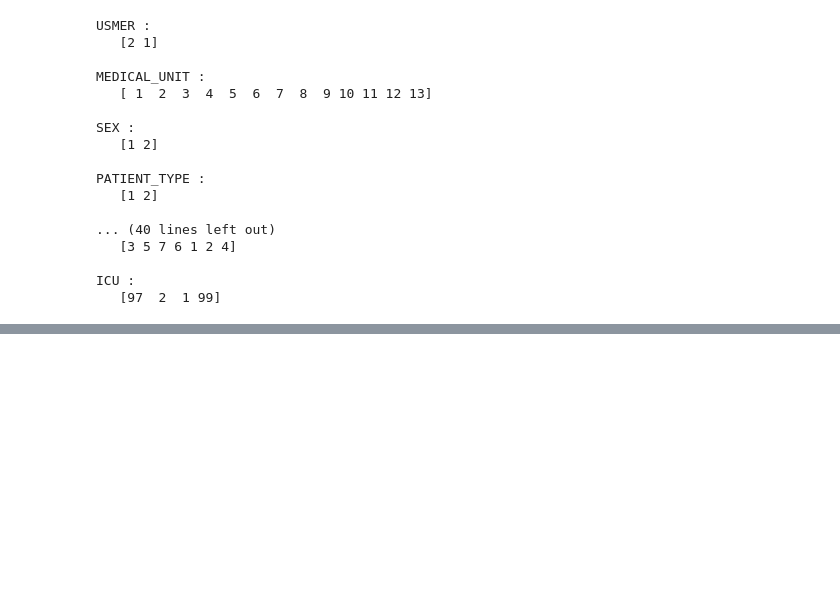
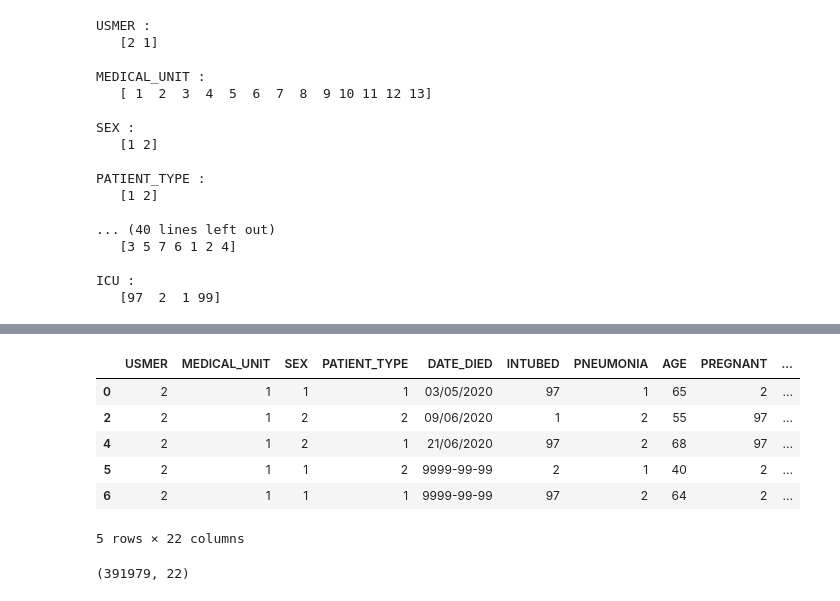
Before and after one commit to timk11/zk-covid, a Jupyter notebook: data/covid_data.ipynb, the cells around one changed output, grey strips where cells are left out. Drawn from its saved outputs; the diff is of its cells as text; code cells hidden in the pictures; blank space fills up the shorter version.

```diff
--- a/data/covid_data.ipynb
+++ b/data/covid_data.ipynb
@@ -125,0 +186,14 @@ ICU :
+# %%
+df2.head()
+# %% [output]
+|  | USMER | MEDICAL_UNIT | SEX | PATIENT_TYPE | DATE_DIED | INTUBED | PNEUMONIA | AGE | PREGNANT | ... |
+| 0 | 2 | 1 | 1 | 1 | 03/05/2020 | 97 | 1 | 65 | 2 | ... |
+| 2 | 2 | 1 | 2 | 2 | 09/06/2020 | 1 | 2 | 55 | 97 | ... |
+| 4 | 2 | 1 | 2 | 1 | 21/06/2020 | 97 | 2 | 68 | 97 | ... |
+| 5 | 2 | 1 | 1 | 2 | 9999-99-99 | 2 | 1 | 40 | 2 | ... |
+| 6 | 2 | 1 | 1 | 1 | 9999-99-99 | 97 | 2 | 64 | 2 | ... |
+5 rows × 22 columns
+# %%
+df2.shape
+# %% [output]
+(391979, 22)
```
Also changed, not shown: parts of 21 cells of this notebook, 2 other files.
